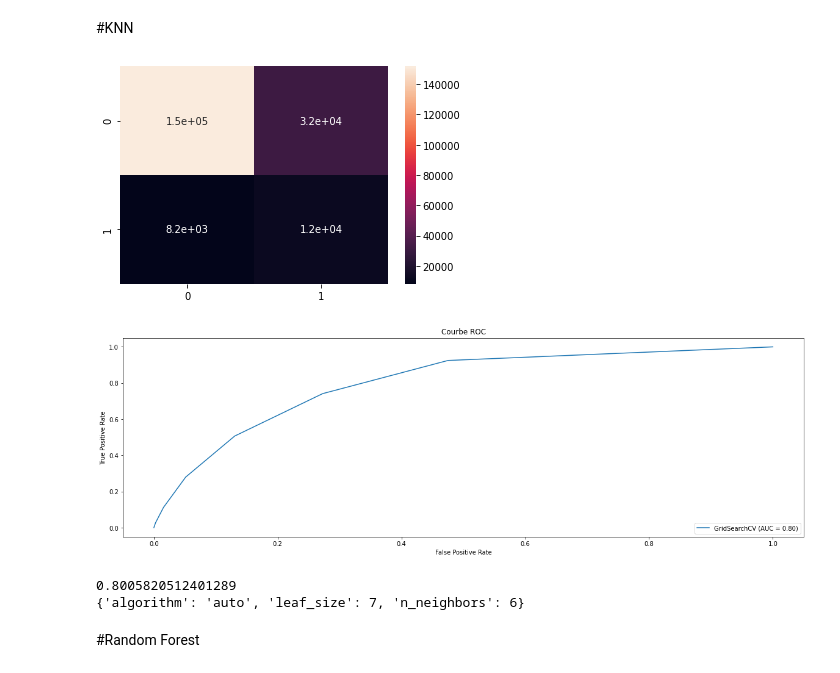
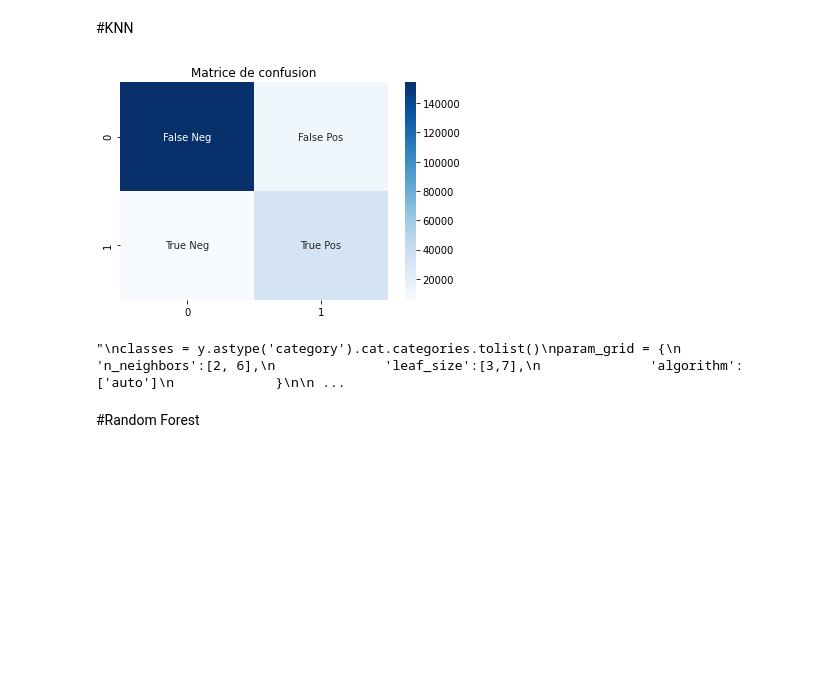
Before and after one commit to frag30041997/jupyter-one, a Jupyter notebook: TP_final_ML_rainbow6.ipynb, the cells around one changed output. Cells and saved outputs as stored; diff of their text form; code cells hidden in the pictures; blank space fills up the shorter version.

```diff
--- a/TP_final_ML_rainbow6.ipynb
+++ b/TP_final_ML_rainbow6.ipynb
@@ -36,9 +36,22 @@ def accuracy(preds,target):
 
 #focntion affichage de confusion matrix
 def show_cm(confusion_matrix, labels):
+    labels = ['False Neg','False Pos','True Neg','True Pos']
+    labels = np.asarray(labels).reshape(2,2)
+    plt.title('Matrice de confusion')
+    plt.grid(True)
+    #plt.xlabel('Valeurs prédites')
+    #plt.ylabel('Valeurs Réels')
+    sns.heatmap(confusion_matrix, annot=labels, fmt='', cmap='Blues')
+    plt.show()
+
+"""
+    #focntion affichage de confusion matrix
+    def show_cm(confusion_matrix, labels):
     df_cm = pd.DataFrame(confusion_matrix, labels, labels)
     sns.heatmap(df_cm, annot=True)
     plt.show()
+"""
 
 #fonction qui reécrit une colonne pour la refaire en int
 def sci_to_int(feature):
@@ -435,7 +433,12 @@ array([0, 0, 0, ..., 0, 0, 0])
 ##metrics
 # %% [markdown]
 #KNN
+# %%
+show_cm(cm_train, classes)
+# %% [output]
+[figure, added]
 # %%
+"""
 classes = y.astype('category').cat.categories.tolist()
 param_grid = {
               'n_neighbors':[2, 6],
@@ -453,11 +456,9 @@ show_roc(model, x_test, y_test)
 
 print(model.best_score_)
 print(model.best_params_)
+"""
 # %% [output]
-[figure, removed]
-[figure, removed]
-0.8005820512401289
-{'algorithm': 'auto', 'leaf_size': 7, 'n_neighbors': 6}
+"\nclasses = y.astype('category').cat.categories.tolist()\nparam_grid = {\n              'n_neighbors':[2, 6],\n              'leaf_size':[3,7],\n              'algorithm':['auto']\n             }\n\n ...
 # %% [markdown]
 #Random Forest
 # %%
```
Also changed, not shown: parts of 12 cells of this notebook.
